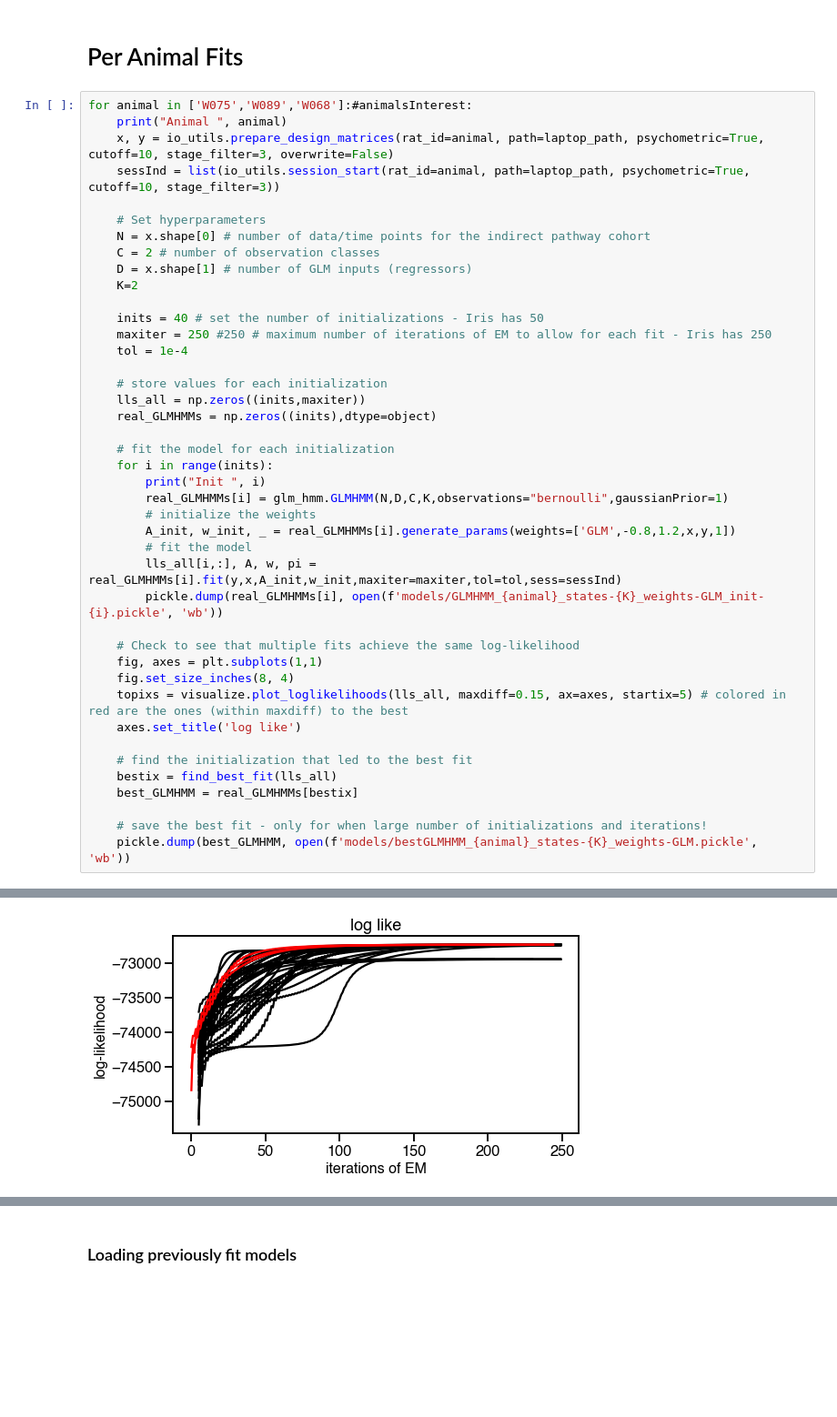
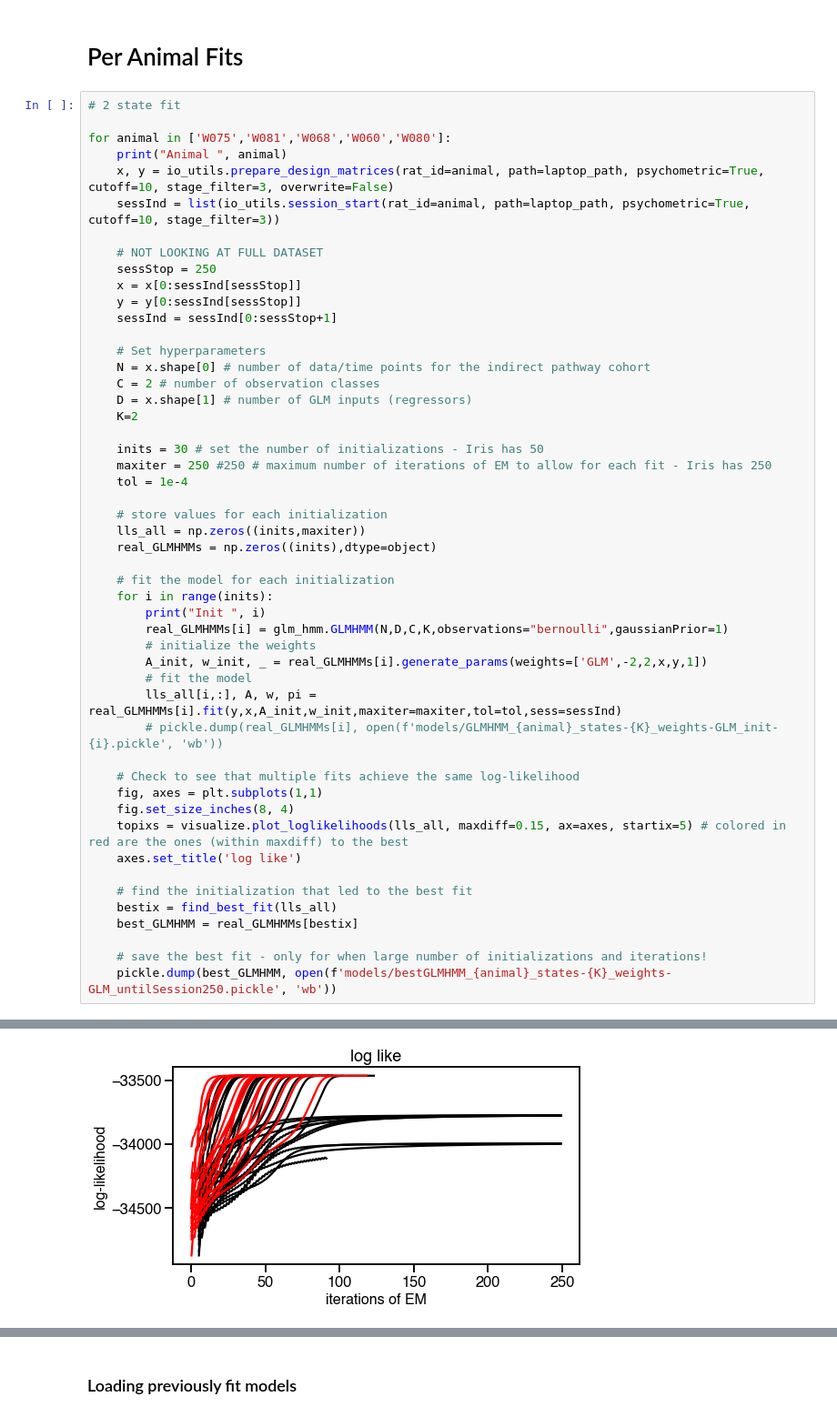
Before and after one commit to lenca56/Pillow_dGLM-HMM, a Jupyter notebook: code/PWM_Iris-GLM-HMM.ipynb, the cells around one changed output, grey strips where cells are left out. Shown at 91% size. Drawn from its saved outputs; the diff is of its cells as text; blank space fills up the shorter version.

```diff
--- a/code/PWM_Iris-GLM-HMM.ipynb
+++ b/code/PWM_Iris-GLM-HMM.ipynb
@@ -165,10 +164,18 @@ axes.legend()
 # %% [markdown]
 # Per Animal Fits
 # %%
-for animal in ['W075','W089','W068']:#animalsInterest:
+# 2 state fit
+
+for animal in ['W075','W081','W068','W060','W080']:
     print("Animal ", animal)
     x, y = io_utils.prepare_design_matrices(rat_id=animal, path=laptop_path, psychometric=True, cutoff=10, stage_filter=3, overwrite=False)
     sessInd = list(io_utils.session_start(rat_id=animal, path=laptop_path, psychometric=True, cutoff=10, stage_filter=3))
+
+    # NOT LOOKING AT FULL DATASET
+    sessStop = 250
+    x = x[0:sessInd[sessStop]]
+    y = y[0:sessInd[sessStop]]
+    sessInd = sessInd[0:sessStop+1]
 
     # Set hyperparameters
     N = x.shape[0] # number of data/time points for the indirect pathway cohort
@@ -176,7 +183,7 @@ for animal in ['W075','W089','W068']:#animalsInterest:
     D = x.shape[1] # number of GLM inputs (regressors)
     K=2
 
-    inits = 40 # set the number of initializations - Iris has 50
+    inits = 30 # set the number of initializations - Iris has 50
     maxiter = 250 #250 # maximum number of iterations of EM to allow for each fit - Iris has 250
     tol = 1e-4
 
@@ -189,10 +196,10 @@ for animal in ['W075','W089','W068']:#animalsInterest:
         print("Init ", i)
         real_GLMHMMs[i] = glm_hmm.GLMHMM(N,D,C,K,observations="bernoulli",gaussianPrior=1)
         # initialize the weights
-        A_init, w_init, _ = real_GLMHMMs[i].generate_params(weights=['GLM',-0.8,1.2,x,y,1])
+        A_init, w_init, _ = real_GLMHMMs[i].generate_params(weights=['GLM',-2,2,x,y,1])
         # fit the model
         lls_all[i,:], A, w, pi = real_GLMHMMs[i].fit(y,x,A_init,w_init,maxiter=maxiter,tol=tol,sess=sessInd)
-        pickle.dump(real_GLMHMMs[i], open(f'models/GLMHMM_{animal}_states-{K}_weights-GLM_init-{i}.pickle', 'wb'))
+        # pickle.dump(real_GLMHMMs[i], open(f'models/GLMHMM_{animal}_states-{K}_weights-GLM_init-{i}.pickle', 'wb'))
 
     # Check to see that multiple fits achieve the same log-likelihood
     fig, axes = plt.subplots(1,1)
@@ -205,7 +212,7 @@ for animal in ['W075','W089','W068']:#animalsInterest:
     best_GLMHMM = real_GLMHMMs[bestix]
 
     # save the best fit - only for when large number of initializations and iterations!
-    pickle.dump(best_GLMHMM, open(f'models/bestGLMHMM_{animal}_states-{K}_weights-GLM.pickle', 'wb'))
+    pickle.dump(best_GLMHMM, open(f'models/bestGLMHMM_{animal}_states-{K}_weights-GLM_untilSession250.pickle', 'wb'))
 # %% [output]
 Animal  W075
 Init  0
@@ -228 +234 @@ KeyboardInterrupt:
-[figure, old version]
+[figure, new version]
```
Also changed, not shown: parts of 5 cells of this notebook, 9 other files.
